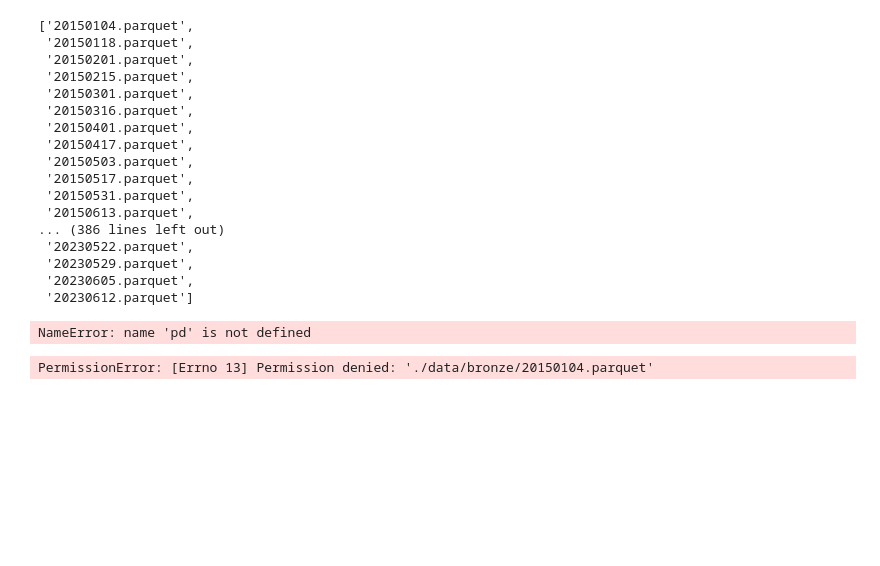
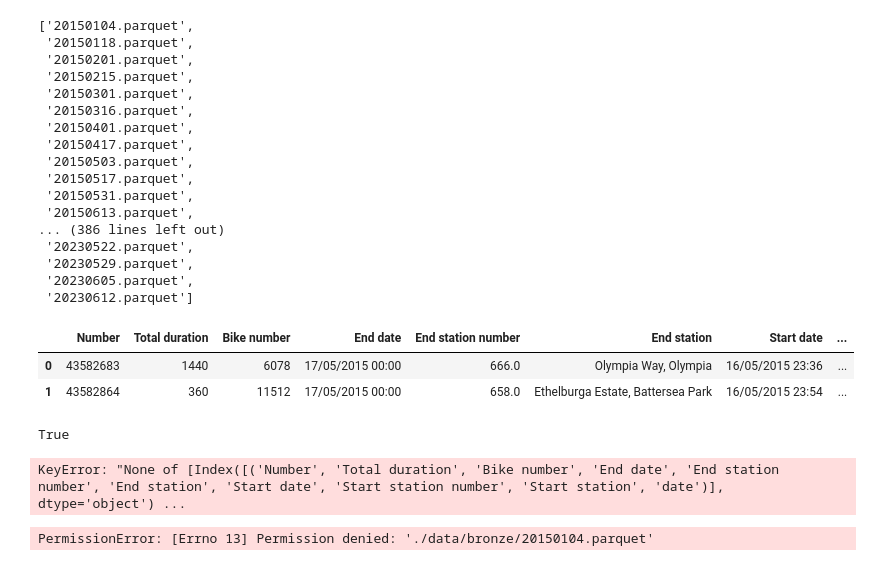
Before and after one commit to a-mtt/tfl-cycle, a Jupyter notebook: test.ipynb, the cells around one changed output. Drawn from its saved outputs; the diff is of its cells as text; code cells hidden in the pictures; blank space fills up the shorter version.

```diff
--- a/test.ipynb
+++ b/test.ipynb
@@ -102,9 +102,21 @@ storage_client = storage.Client.from_service_account_json('/home/d.bodin03/.gcp_
 bucket = storage_client.get_bucket("tfl-cycle-1413")
 # %%
 import pandas as pd
-dtf = pd.read_parquet("/home/d.bodin03/code/DanyBodin/tfl-cycle/data/20150215.parquet")
+dtf = pd.read_parquet("/home/d.bodin03/code/DanyBodin/tfl-cycle/data/silver/20150517.parquet")
+dtf.head()
 # %% [output]
-NameError: name 'pd' is not defined
+|  | Number | Total duration | Bike number | End date | End station number | End station | Start date | ... |
+| 0 | 43582683 | 1440 | 6078 | 17/05/2015 00:00 | 666.0 | Olympia Way, Olympia | 16/05/2015 23:36 | ... |
+| 1 | 43582864 | 360 | 11512 | 17/05/2015 00:00 | 658.0 | Ethelburga Estate, Battersea Park | 16/05/2015 23:54 | ... |
+# %%
+dtf.isnull().values.any()
+# %% [output]
+True
+# %%
+col = dtf.columns
+dtf[col].isnull().values.any()
+# %% [output]
+KeyError: "None of [Index([('Number', 'Total duration', 'Bike number', 'End date', 'End station number', 'End station', 'Start date', 'Start station number', 'Start station', 'date')], dtype='object') ...
 # %%
 blob = bucket.blob("bronze/20150104.parquet")
 blob.download_to_filename("./data/bronze/20150104.parquet")
```
